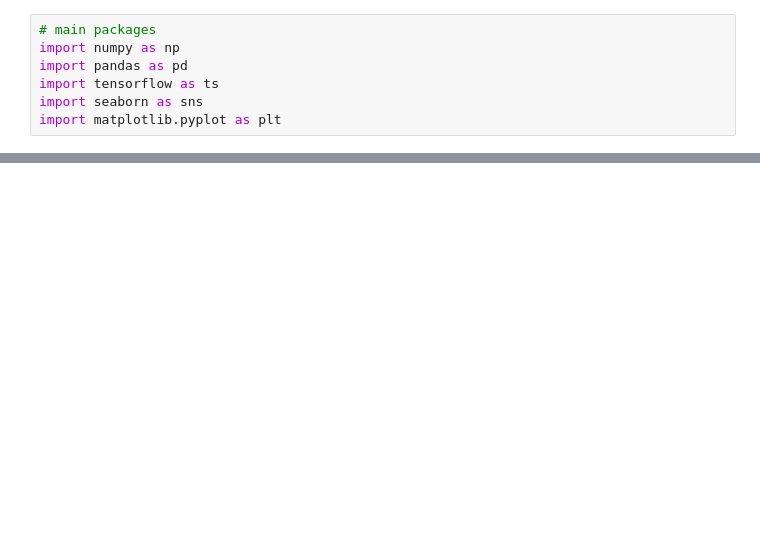
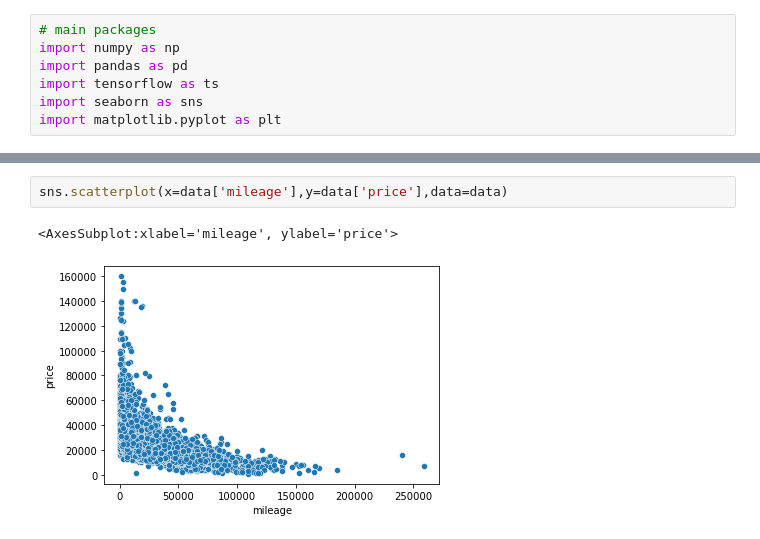
Before and after one commit to ghyathmoussa/python_scripts, a Jupyter notebook: ML_BTK/Car Analysis.ipynb, the cells around one changed output, grey strips where cells are left out. Drawn from its saved outputs; the diff is of its cells as text; blank space fills up the shorter version.

```diff
--- a/ML_BTK/Car Analysis.ipynb
+++ b/ML_BTK/Car Analysis.ipynb
@@ -24,0 +82,5 @@ data
+# %%
+sns.scatterplot(x=data['mileage'],y=data['price'],data=data)
+# %% [output]
+<AxesSubplot:xlabel='mileage', ylabel='price'>
+[figure, added]
```
Also changed, not shown: parts of 19 cells of this notebook.
